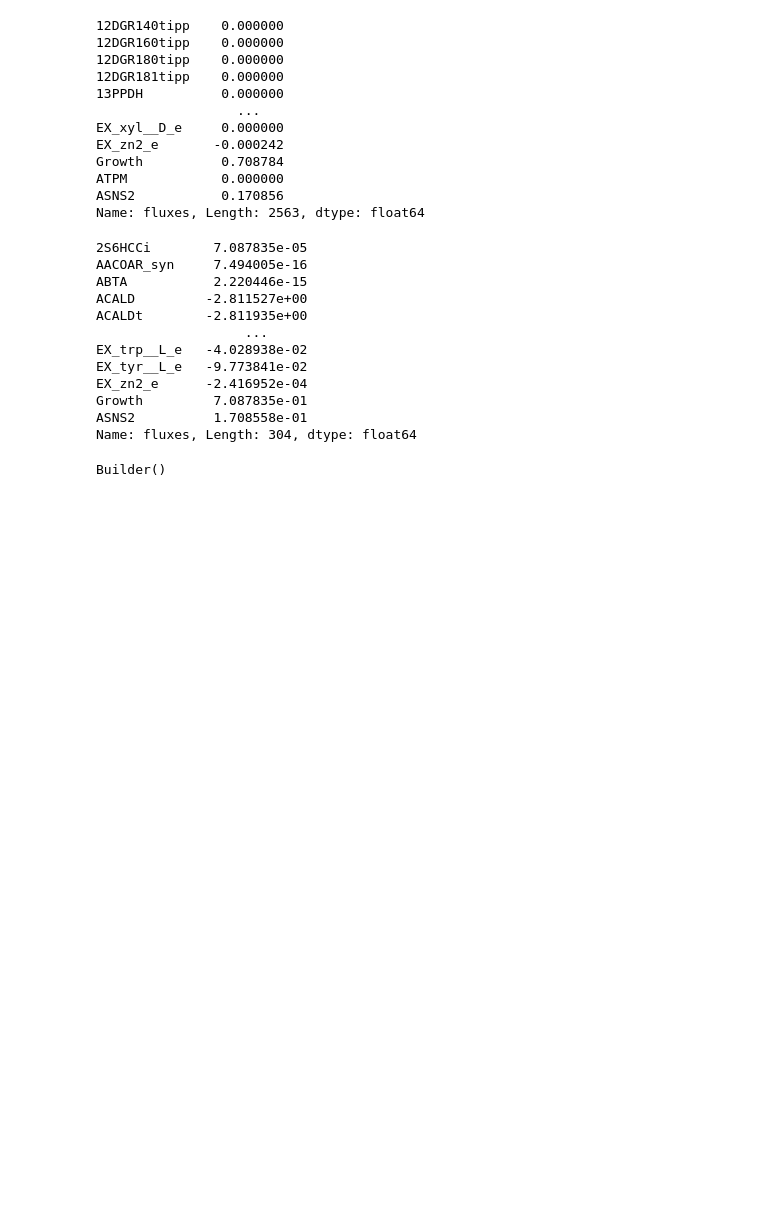
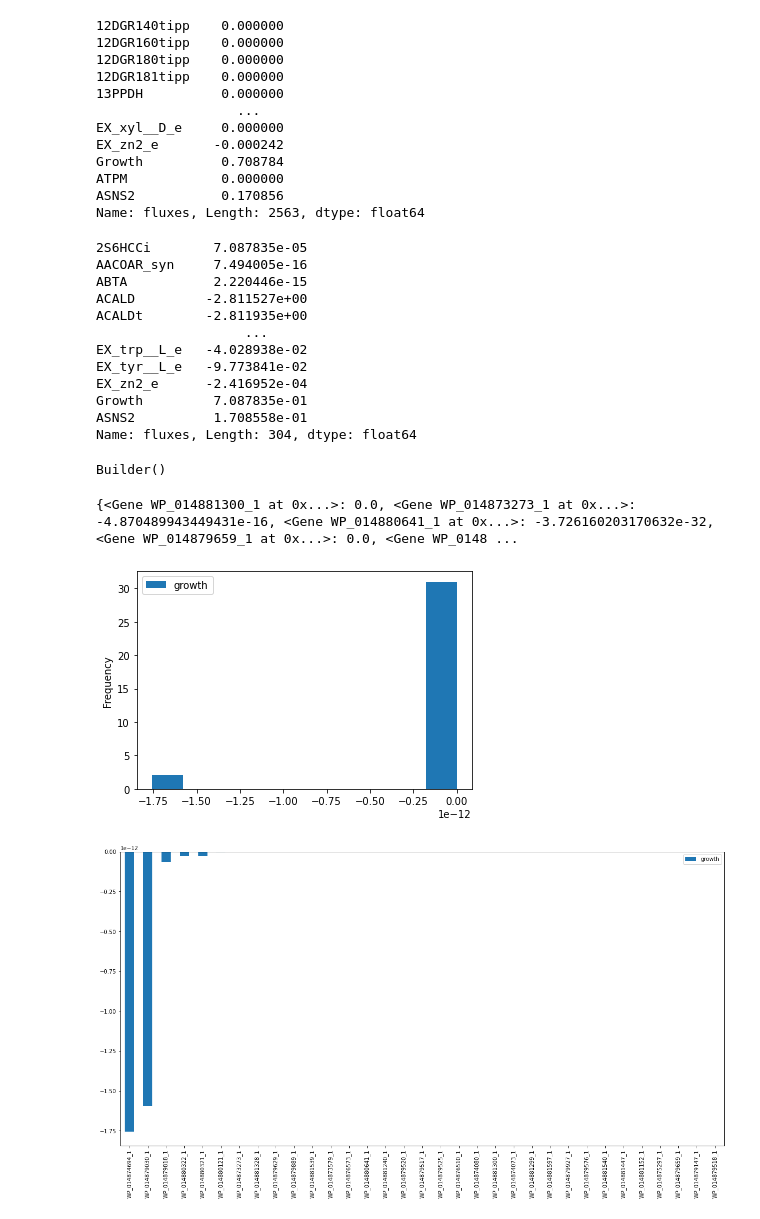
Before and after one commit to 27410/group-assignment-2021-group_7_p_inhibens_gsm, a Jupyter notebook: Testing_code.ipynb, the cells around one changed output. Drawn from its saved outputs; the diff is of its cells as text; code cells hidden in the pictures; blank space fills up the shorter version.

```diff
--- a/Testing_code.ipynb
+++ b/Testing_code.ipynb
@@ -304,3 +302,36 @@ elif search1=="Reactions":
 if found1==False:
     print("Not found in model. Tip: Python is case sensitive.")
     print("Not found in model. Tip: Python is case sensitive.")
+# %%
+#LOOKING FOR THE ESSENTIAL GENES:
+
+essentiality = {} # all of the genes
+for gene in model.genes:
+    with model:
+        gene.knock_out()
+        essentiality[gene] = model.slim_optimize(error_value=0.)
+# %%
+esn_gene = dict() # essential genes
+
+for (key, value) in essentiality.items():
+    if value <= 0:
+        esn_gene[key] = value
+# %%
+print(esn_gene)
+# %% [output]
+{<Gene WP_014881300_1 at 0x...>: 0.0, <Gene WP_014873273_1 at 0x...>: -4.870489943449431e-16, <Gene WP_014880641_1 at 0x...>: -3.726160203170632e-32, <Gene WP_014879659_1 at 0x...>: 0.0, <Gene WP_0148 ...
+# %%
+# histogram of the essential genes:
+
+import pandas as pd
+
+df = pd.DataFrame.from_dict(esn_gene, orient='index')
+df = df.rename(columns={0: 'growth'})
+df = df.sort_values('growth')
+df.plot.hist()
+
+ax = df.plot.bar().axes
+ax.figure.set_size_inches(20, 10)
+# %% [output]
+[figure, added]
+[figure, added]
```
Also changed, not shown: parts of 13 cells of this notebook, 2 other files.
